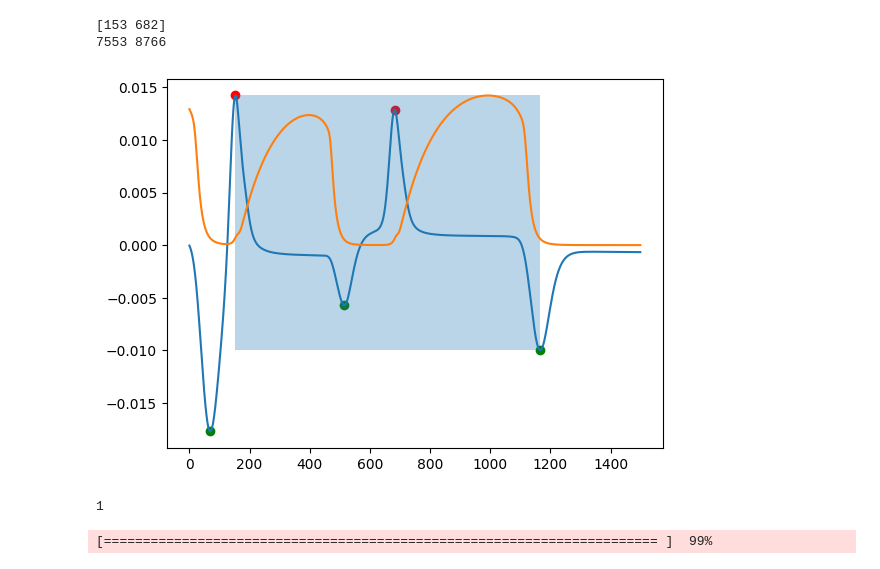
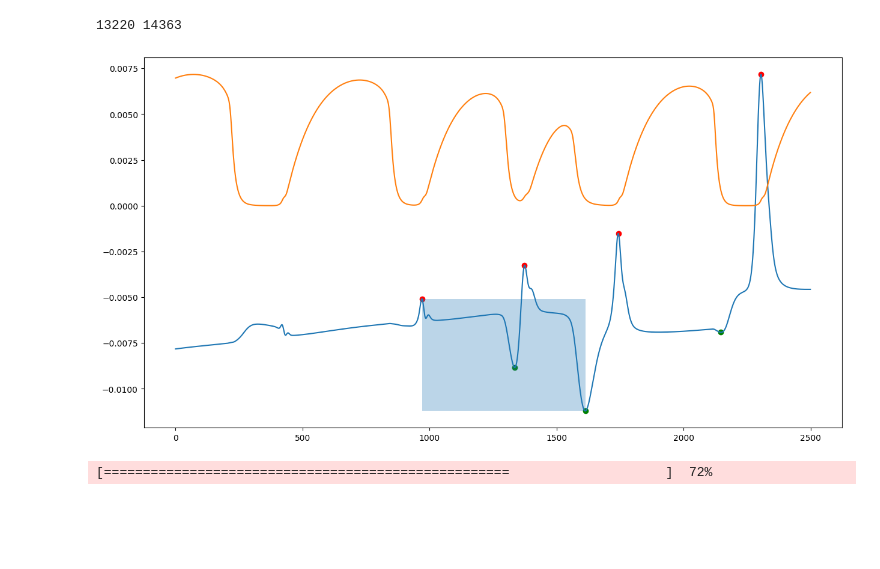
Before and after one commit to LukasBremer/SMM_AdODE_2D, a Jupyter notebook: adode_cluster/SpringMassModel/GuessActiveStress.ipynb, the cells around one changed output. Drawn from its saved outputs; the diff is of its cells as text; code cells hidden in the pictures; blank space fills up the shorter version.

```diff
--- a/adode_cluster/SpringMassModel/GuessActiveStress.ipynb
+++ b/adode_cluster/SpringMassModel/GuessActiveStress.ipynb
@@ -11 +13,12 @@ from scipy.ndimage import gaussian_filter1d
+# %%
+N = 15000
+# Load from HDF5
+with h5py.File('../data/SpringMassModel/MechanicalData/data_eta_var_l.h5', 'r') as f:
+    x_temp = f['x_temp'][:]
+    x_cm_temp = f['x_cm_temp'][:]
+    T = f['T'][:]
+    dA = f['dA'][:]
+    f.close()
+#normalize each point
+x_temp = x_temp-x_cm_temp[0,:,:,:]
 # %%
@@ -108,11 +152,0 @@ def shape_data(x_temp,x_cm_temp,dA,y_train_raw,x_arr_test_raw,i,j,number_of_comp
-# %%
-N = 9000
-# Load from HDF5
-with h5py.File('../data/SpringMassModel/MechanicalData/data_eta05l.h5', 'r') as f:
-    x_temp = f['x_temp'][:]
-    x_cm_temp = f['x_cm_temp'][:]
-    T = f['T'][:]
-    dA = f['dA'][:]
-    f.close()
-#normalize each point
-x_temp = x_temp-x_cm_temp[0,:,:,:]
@@ -131,37 +153,37 @@ dA_test_raw = dA[t_stop+500:,i,j]
+# %%
+#T = u
+t_start,t_stop = 0,12000
+i,j = 10,10
 # %%
+dA_test = dA[t_stop+500:,i,j]
+T_test = T[t_stop+500:,i,j]
 maxima_temp0, _ = find_peaks(dA_test,prominence=.0007)#,height=.001
 minima_temp0, _ = find_peaks(-dA_test,prominence=.0007)#,height=.001
-print(maxima_temp0)
 max_indx, min_indx = index_finder(maxima_temp0, minima_temp0, dA_test,start_indx=0)
 
+
+plt.figure(figsize=(15,8))
 plt.plot(dA_test)
 plt.scatter(maxima_temp0,dA_test[maxima_temp0],c='r')
 plt.scatter(minima_temp0,dA_test[minima_temp0],c='g')
 plt.fill_between([maxima_temp0[max_indx],minima_temp0[min_indx+1]],dA_test[minima_temp0[min_indx+1]],dA_test[maxima_temp0[max_indx]],alpha=.3)
 plt.plot(T_test/np.max(T_test)*np.max(dA_test))
 
-t_start_test = t_stop + 500 + maxima_temp0[max_indx] - 100
-t_stop_test = t_stop + 500+ minima_temp0[min_indx+1] + 100
+t_start_fit = t_stop + 500 + maxima_temp0[max_indx] - 250
+t_stop_fit = t_stop + 500+ minima_temp0[min_indx+1] + 250
 
-print(t_start_test,t_stop_test)
+print(t_start_fit,t_stop_fit)
 # %% [output]
-[153 682]
-7553 8766
+13220 14363
-[figure, old version]
+[figure, new version]
-# %%
-np.array([dA[:,i,j]]).shape[0]
-# %% [output]
-1
 # %%
-T_test_raw = T[t_start_test:t_stop_test,i,j]
-x_arr_test_raw = np.array([x_temp[t_start_test:t_stop_test,:,i,j],x_temp[t_start_test:t_stop_test,:,i,j+1],x_temp[t_start_test:t_stop_test,:,i+1,j+1],x_temp[t_start_test:t_stop_test,:,i+1,j]])
-dA_test_raw = dA[t_start_test:t_stop_test,i,j]
+T_fit_raw = T[t_start_fit:t_stop_fit,i,j]
+x_arr_fit_raw = np.array([x_temp[t_start_fit:t_stop_fit,:,i,j],x_temp[t_start_fit:t_stop_fit,:,i,j+1],x_temp[t_start_fit:t_stop_fit,:,i+1,j+1],x_temp[t_start_fit:t_stop_fit,:,i+1,j]])
+dA_fit_raw = dA[t_start_fit:t_stop_fit,i,j]
 
-number_of_comp,number_of_points,delta_t = 15,10,10
-# x_arr_train_flattened, x_arr_test_flattened,y_train = shape_data(x_temp[t_start:t_stop,:,:,:],x_cm_temp[t_start:t_stop,:,:,:],dA[t_start:t_stop,i,j],T[t_start:t_stop,:,:],x_arr_test_raw,i,j,number_of_comp,number_of_points,delta_t)
-#print(x_arr_train_flattened.shape,x_arr_test_flattened.shape)
-x_train,x_test, y_train = shape_data(x_temp,x_cm_temp,dA[t_start:t_stop,:,:],T[t_start:t_stop,:,:],dA_test_raw,i,j,number_of_comp,number_of_points,delta_t)
+number_of_comp,number_of_points,delta_t = 20,11,20
 
-index_list = euclidean_distance_trajectory(x_test, x_train)
+x_train,x_fit, y_train = shape_data(x_temp,x_cm_temp,dA[t_start:t_stop,:,:],T[t_start:t_stop,:,:],dA_fit_raw,i,j,number_of_comp,number_of_points,delta_t)
+y_out = euclidean_distance_trajectory(x_fit, x_train,y_train)
 # %% [output]
-[======================================================================= ]  99%
+[====================================================                    ]  72%
```
Also changed, not shown: parts of 9 cells of this notebook, 3 other files.
